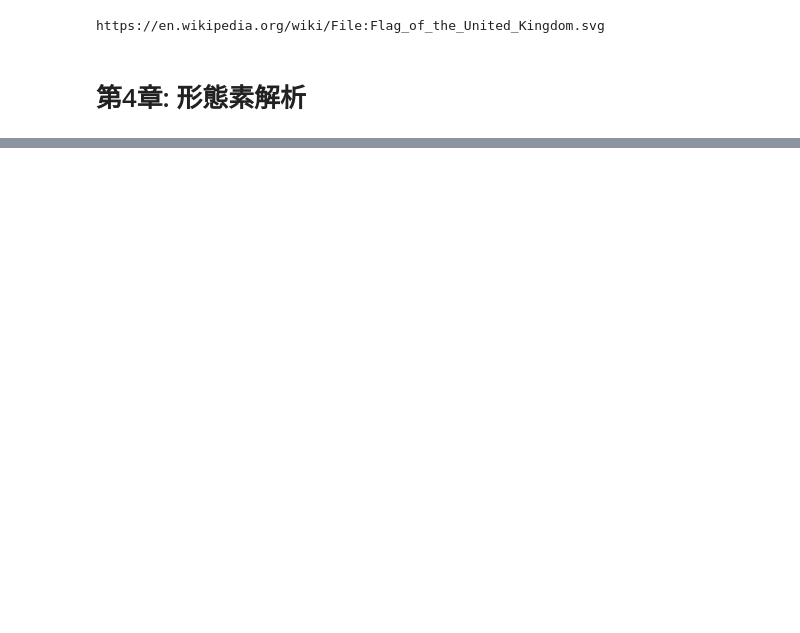
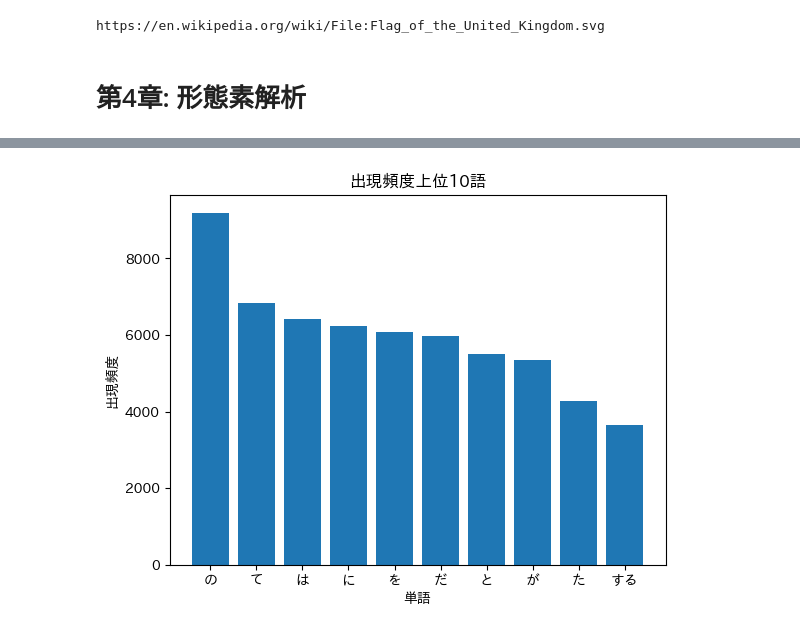
Before and after one commit to j329nish/100knocks, a Jupyter notebook: 100knocks.ipynb, the cells around one changed output, grey strips where cells are left out. Drawn from its saved outputs; the diff is of its cells as text; code cells hidden in the pictures; blank space fills up the shorter version.

```diff
--- a/100knocks.ipynb
+++ b/100knocks.ipynb
@@ -527,0 +606,11 @@ https://en.wikipedia.org/wiki/File:Flag_of_the_United_Kingdom.svg
+# %%
+most_con = []         # 最長の名詞の連接
+for i in range(len(mecab_dictionary)):
+  noun_con = []
+  while (mecab_dictionary[i]['pos'] == '名詞'):   # 文章から名詞の連接を取る
+    noun_con.append(mecab_dictionary[i]['surface'])
+    i += 1
+  if (len(most_con) < len(noun_con)): # 最長の名詞の連接と比較
+    most_con = noun_con
+answer = ''.join(most_con)
+print(answer)
@@ -527,0 +621,10 @@ https://en.wikipedia.org/wiki/File:Flag_of_the_United_Kingdom.svg
+# %%
+import collections
+word_list = []
+for i in range(len(mecab_dictionary)):
+  if (mecab_dictionary[i]['pos'] != '記号'):
+    word_list.append(mecab_dictionary[i]['base'])
+answer = collections.Counter(word_list).most_common()
+print(answer)
+
+# 出現頻度  https://note.nkmk.me/python-collections-counter/#most_common
@@ -527,0 +650,26 @@ https://en.wikipedia.org/wiki/File:Flag_of_the_United_Kingdom.svg
+# %%
+import matplotlib.pyplot as plt
+import japanize_matplotlib
+import numpy as np
+
+word_list = []
+for i in range(len(mecab_dictionary)):
+  if (mecab_dictionary[i]['pos'] != '記号'):
+    word_list.append(mecab_dictionary[i]['base'])
+word_freq = collections.Counter(word_list).most_common()
+
+word = []
+frequency = []
+for i in range(10):
+  word.append(word_freq[i][0])
+  frequency.append(word_freq[i][1])
+plt.xlabel("単語")
+plt.ylabel("出現頻度")
+plt.title("出現頻度上位10語")
+plt.bar(word, frequency)
+plt.show()
+
+# matplotlib          https://www.yutaka-note.com/entry/matplotlib_bar
+# 日本語のmatplotlib  https://www.yutaka-note.com/entry/matplotlib_japanese
+# %% [output]
+[figure, added]
```
Also changed, not shown: parts of 82 cells of this notebook, 1 other file.
